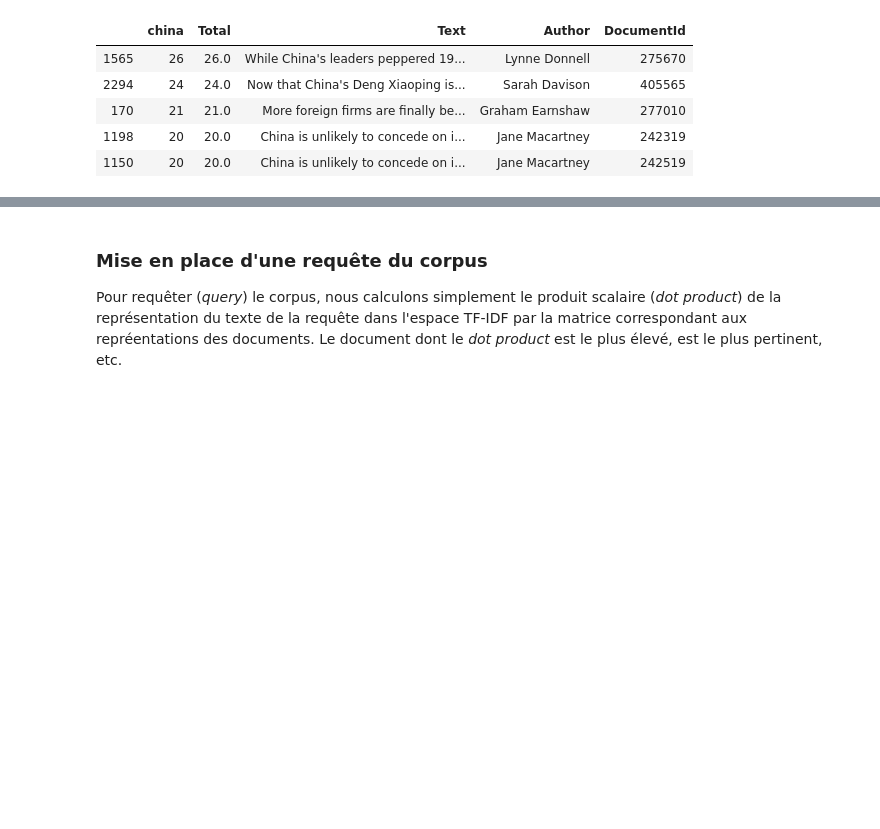
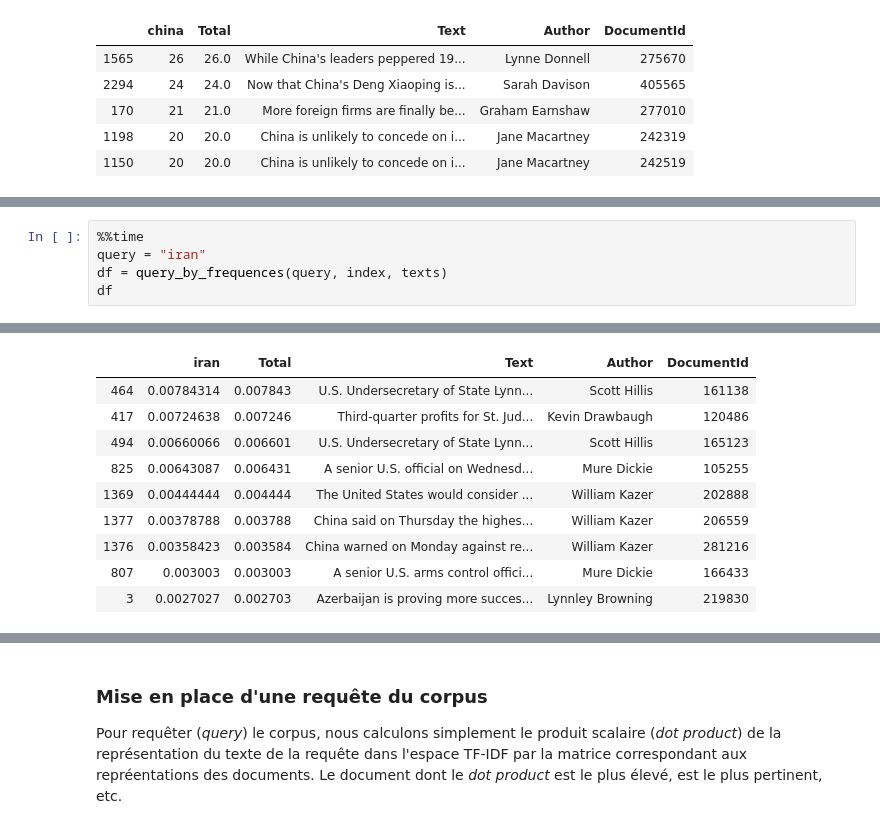
Before and after one commit to Barenn/Indexation-Web-TP, a Jupyter notebook: tp1.ipynb, the cells around one changed output, grey strips where cells are left out. Drawn from its saved outputs; the diff is of its cells as text; blank space fills up the shorter version.

```diff
--- a/tp1.ipynb
+++ b/tp1.ipynb
@@ -261,0 +238,6 @@ Wall time: 150 ms
+# %%
+%%time
+query = "iran"
+df = query_by_frequences(query, index, texts)
+df
+# %% [output]
@@ -261,0 +246,10 @@ Wall time: 150 ms
+|  | iran | Total | Text | Author | DocumentId |
+| 464 | 0.00784314 | 0.007843 | U.S. Undersecretary of State Lynn... | Scott Hillis | 161138 |
+| 417 | 0.00724638 | 0.007246 | Third-quarter profits for St. Jud... | Kevin Drawbaugh | 120486 |
+| 494 | 0.00660066 | 0.006601 | U.S. Undersecretary of State Lynn... | Scott Hillis | 165123 |
+| 825 | 0.00643087 | 0.006431 | A senior U.S. official on Wednesd... | Mure Dickie | 105255 |
+| 1369 | 0.00444444 | 0.004444 | The United States would consider ... | William Kazer | 202888 |
+| 1377 | 0.00378788 | 0.003788 | China said on Thursday the highes... | William Kazer | 206559 |
+| 1376 | 0.00358423 | 0.003584 | China warned on Monday against re... | William Kazer | 281216 |
+| 807 | 0.003003 | 0.003003 | A senior U.S. arms control offici... | Mure Dickie | 166433 |
+| 3 | 0.0027027 | 0.002703 | Azerbaijan is proving more succes... | Lynnley Browning | 219830 |
```
Also changed, not shown: parts of 21 cells of this notebook, 1 other file.
